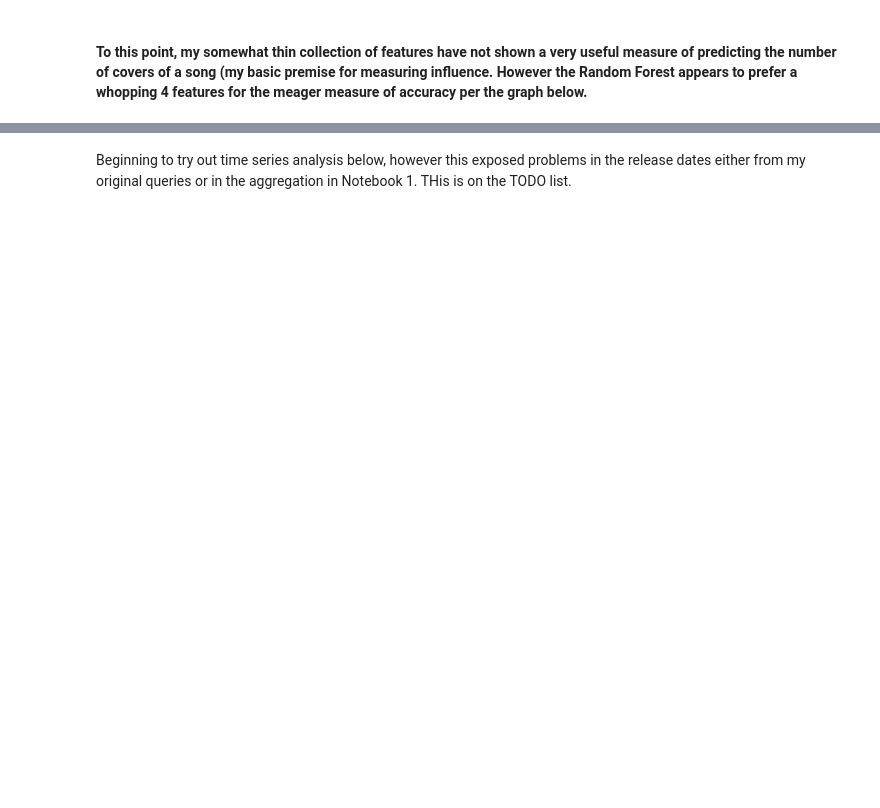
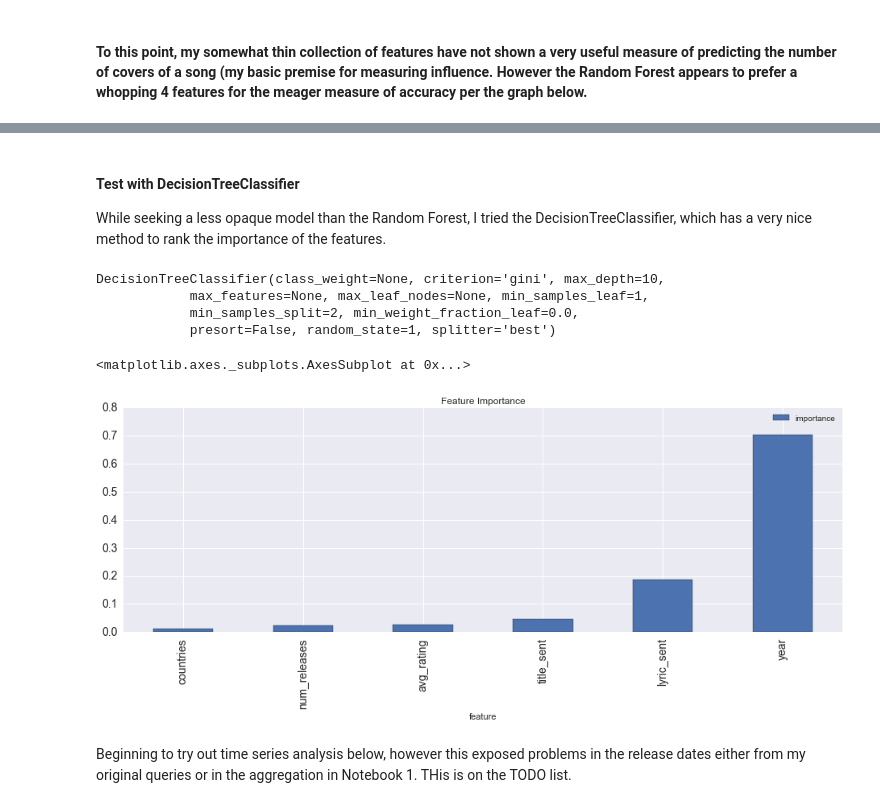
Before and after one commit to maxrose61/GA_DS, a Jupyter notebook: FInal_Project/Quantifying_Influence_Analysis_maxrose_DSFinal.ipynb, the cells around one changed output, grey strips where cells are left out. Drawn from its saved outputs; the diff is of its cells as text; code cells hidden in the pictures; blank space fills up the shorter version.

```diff
--- a/FInal_Project/Quantifying_Influence_Analysis_maxrose_DSFinal.ipynb
+++ b/FInal_Project/Quantifying_Influence_Analysis_maxrose_DSFinal.ipynb
@@ -71,0 +114,11 @@ data.head()
+# %% [markdown]
+#### Test with DecisionTreeClassifier
+While seeking a less opaque model than the Random Forest, I tried the DecisionTreeClassifier, which has a very nice method to rank the importance of the features.
+# %%
+treeclf = DecisionTreeClassifier(max_depth = 10, random_state=1)
+treeclf.fit(X, y)
+# %% [output]
+DecisionTreeClassifier(class_weight=None, criterion='gini', max_depth=10,
+            max_features=None, max_leaf_nodes=None, min_samples_leaf=1,
+            min_samples_split=2, min_weight_fraction_leaf=0.0,
+            presort=False, random_state=1, splitter='best')
@@ -72,2 +127,7 @@ data.head()
+# %%
+pd.DataFrame({'feature':feature_cols, 'importance':treeclf.feature_importances_}).sort_values('importance').plot(kind='bar',x='feature',figsize=(16,5),fontsize='14',title="Feature Importance")
+# %% [output]
+<matplotlib.axes._subplots.AxesSubplot at 0x...>
+[figure, added]
 # %% [markdown]
 Beginning to try out time series analysis below, however this exposed problems in the release dates either from my original queries or in the aggregation in Notebook 1. THis is on the TODO list.
```
Also changed, not shown: parts of 33 cells of this notebook, 13 other files.
